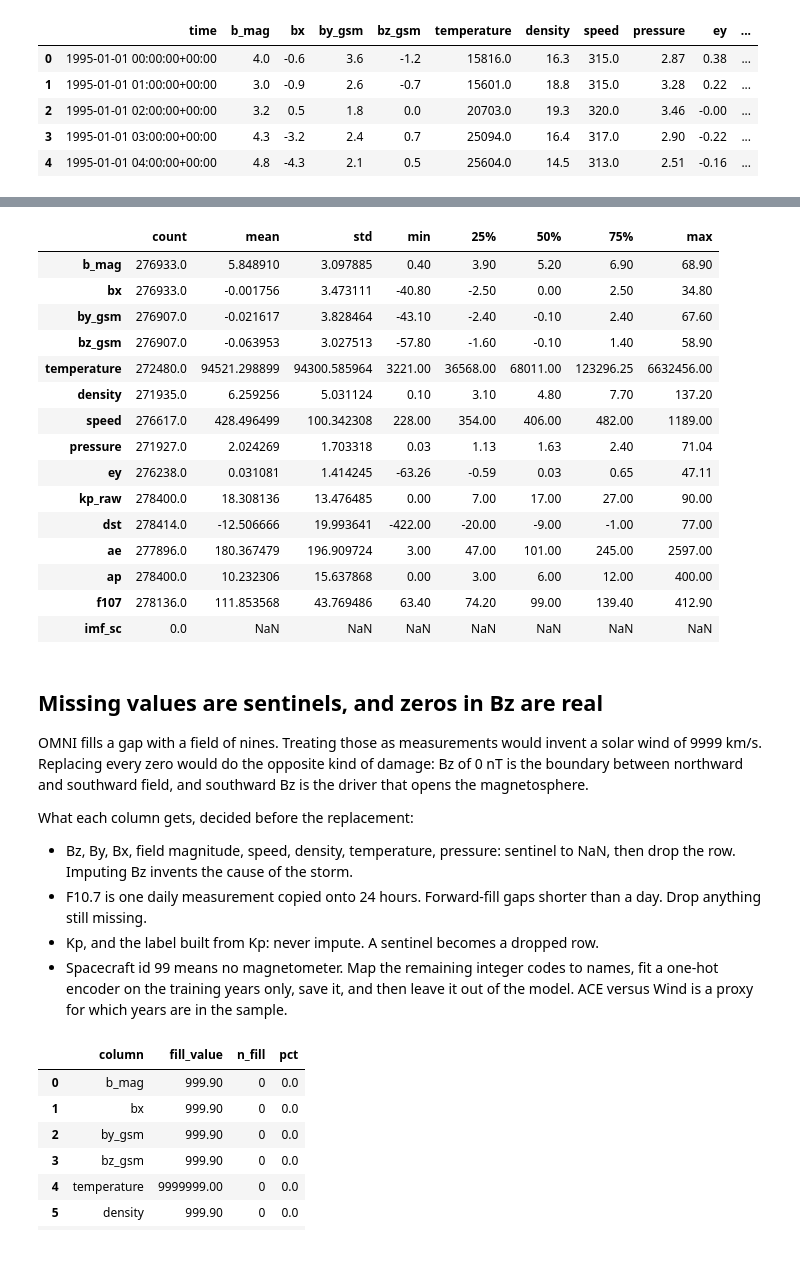
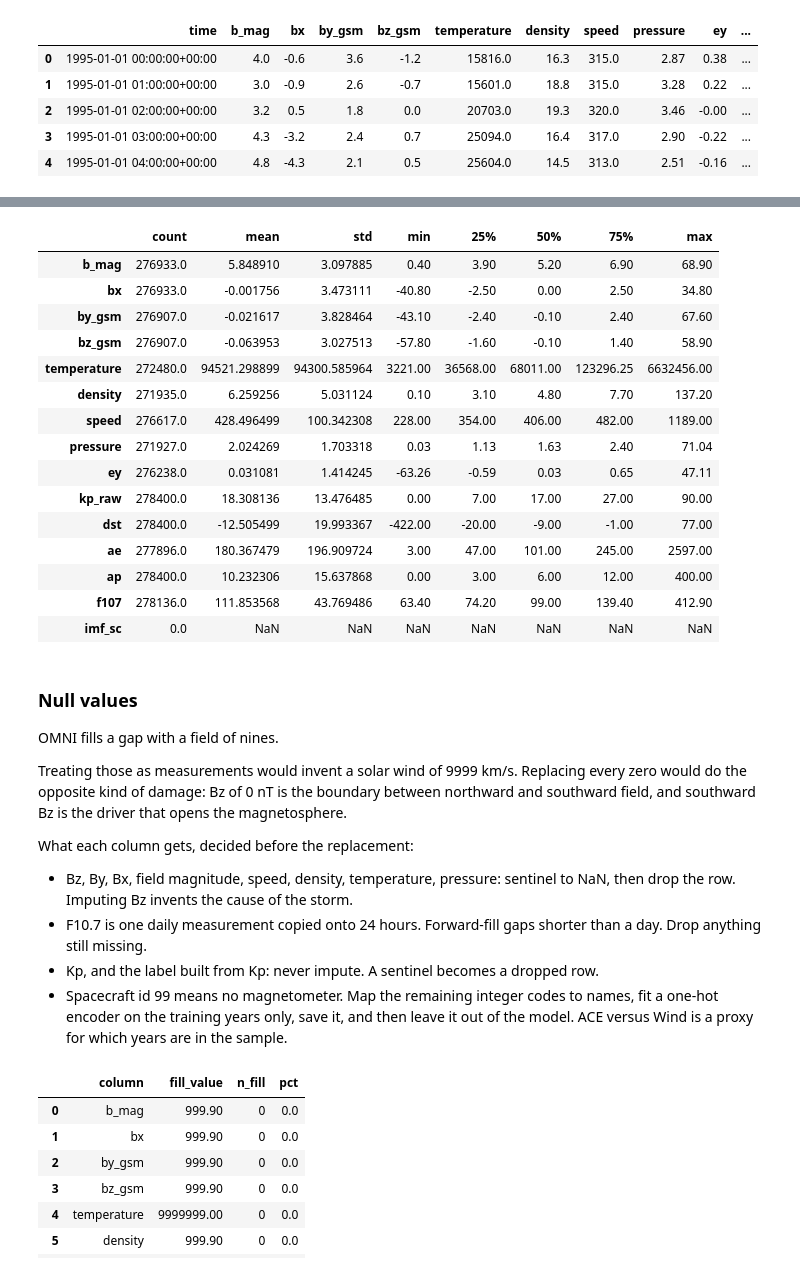
Before and after one commit to w-winnie/SpaceWeather, a Jupyter notebook: notebooks/storm_forecast.ipynb, the cells around one changed output, grey strips where cells are left out. Drawn from its saved outputs; the diff is of its cells as text; code cells hidden in the pictures.

```diff
--- a/notebooks/storm_forecast.ipynb
+++ b/notebooks/storm_forecast.ipynb
@@ -59,3 +59,20 @@ GAP = pd.Timedelta(hours=6)
 RANDOM_STATE = 0
 # %% [markdown]
 ## Load data
+# %%
+full = pd.read_parquet(OMNI_PATH)
+
+profile = pd.DataFrame({
+    "dtype":   full.dtypes.astype(str),
+    "nulls":   full.isna().sum(),
+    "null_%":  (100 * full.isna().mean()).round(1),
+    "nunique": full.nunique(),
+    "min":     full.min(numeric_only=True),
+    "p01":     full.quantile(0.01, numeric_only=True),
+    "median":  full.median(numeric_only=True),
+    "p99":     full.quantile(0.99, numeric_only=True),
+    "max":     full.max(numeric_only=True),
+})
+profile.index.name = "column"
+pd.set_option("display.max_rows", 100, "display.width", 200)
+profile
@@ -139,3 +180,7 @@ raw.head()
 | 2 | 1995-01-01 02:00:00+00:00 | 3.2 | 0.5 | 1.8 | 0.0 | 20703.0 | 19.3 | 320.0 | 3.46 | -0.00 | ... |
 | 3 | 1995-01-01 03:00:00+00:00 | 4.3 | -3.2 | 2.4 | 0.7 | 25094.0 | 16.4 | 317.0 | 2.90 | -0.22 | ... |
 | 4 | 1995-01-01 04:00:00+00:00 | 4.8 | -4.3 | 2.1 | 0.5 | 25604.0 | 14.5 | 313.0 | 2.51 | -0.16 | ... |
+# %%
+last_real = raw.loc[raw["kp_raw"].notna(), "time"].max()
+raw2 = raw.loc[raw["time"] <= last_real].copy()
+print(f"Trimmed to {last_real}; from {len(raw):,} {len(raw2):,} rows")
@@ -142,26 +189,28 @@ raw.head()
 # %%
-raw.describe().T
+raw2.describe().T
 # %% [output]
 |  | count | mean | std | min | 25% | 50% | 75% | max |
 | b_mag | 276933.0 | 5.848910 | 3.097885 | 0.40 | 3.90 | 5.20 | 6.90 | 68.90 |
 | bx | 276933.0 | -0.001756 | 3.473111 | -40.80 | -2.50 | 0.00 | 2.50 | 34.80 |
 | by_gsm | 276907.0 | -0.021617 | 3.828464 | -43.10 | -2.40 | -0.10 | 2.40 | 67.60 |
 | bz_gsm | 276907.0 | -0.063953 | 3.027513 | -57.80 | -1.60 | -0.10 | 1.40 | 58.90 |
 | temperature | 272480.0 | 94521.298899 | 94300.585964 | 3221.00 | 36568.00 | 68011.00 | 123296.25 | 6632456.00 |
 | density | 271935.0 | 6.259256 | 5.031124 | 0.10 | 3.10 | 4.80 | 7.70 | 137.20 |
 | speed | 276617.0 | 428.496499 | 100.342308 | 228.00 | 354.00 | 406.00 | 482.00 | 1189.00 |
 | pressure | 271927.0 | 2.024269 | 1.703318 | 0.03 | 1.13 | 1.63 | 2.40 | 71.04 |
 | ey | 276238.0 | 0.031081 | 1.414245 | -63.26 | -0.59 | 0.03 | 0.65 | 47.11 |
 | kp_raw | 278400.0 | 18.308136 | 13.476485 | 0.00 | 7.00 | 17.00 | 27.00 | 90.00 |
-| dst | 278414.0 | -12.506666 | 19.993641 | -422.00 | -20.00 | -9.00 | -1.00 | 77.00 |
+| dst | 278400.0 | -12.505499 | 19.993367 | -422.00 | -20.00 | -9.00 | -1.00 | 77.00 |
 | ae | 277896.0 | 180.367479 | 196.909724 | 3.00 | 47.00 | 101.00 | 245.00 | 2597.00 |
 | ap | 278400.0 | 10.232306 | 15.637868 | 0.00 | 3.00 | 6.00 | 12.00 | 400.00 |
 | f107 | 278136.0 | 111.853568 | 43.769486 | 63.40 | 74.20 | 99.00 | 139.40 | 412.90 |
 | imf_sc | 0.0 | NaN | NaN | NaN | NaN | NaN | NaN | NaN |
 # %% [markdown]
-## Missing values are sentinels, and zeros in Bz are real
+### Null values
 
-OMNI fills a gap with a field of nines. Treating those as measurements would invent a solar wind of 9999 km/s. Replacing every zero would do the opposite kind of damage: Bz of 0 nT is the boundary between northward and southward field, and southward Bz is the driver that opens the magnetosphere.
+OMNI fills a gap with a field of nines.
+
+Treating those as measurements would invent a solar wind of 9999 km/s. Replacing every zero would do the opposite kind of damage: Bz of 0 nT is the boundary between northward and southward field, and southward Bz is the driver that opens the magnetosphere.
 
 What each column gets, decided before the replacement:
 
```
Also changed, not shown: parts of 59 cells of this notebook.
